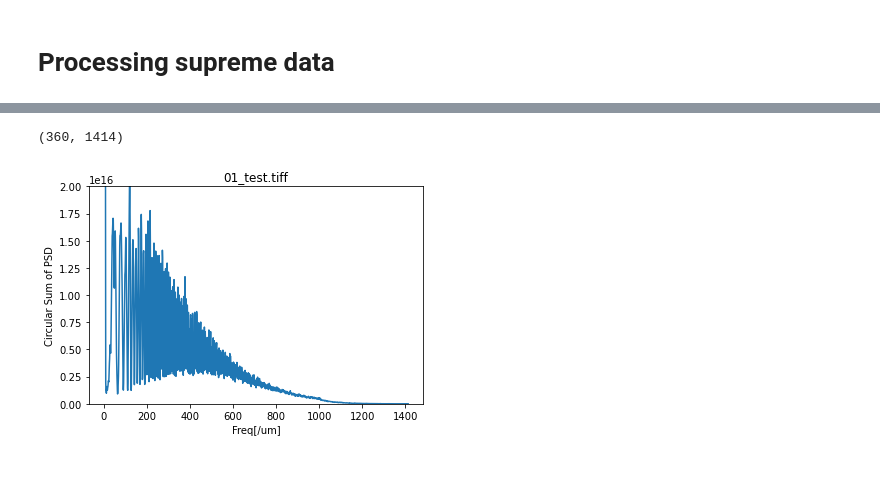
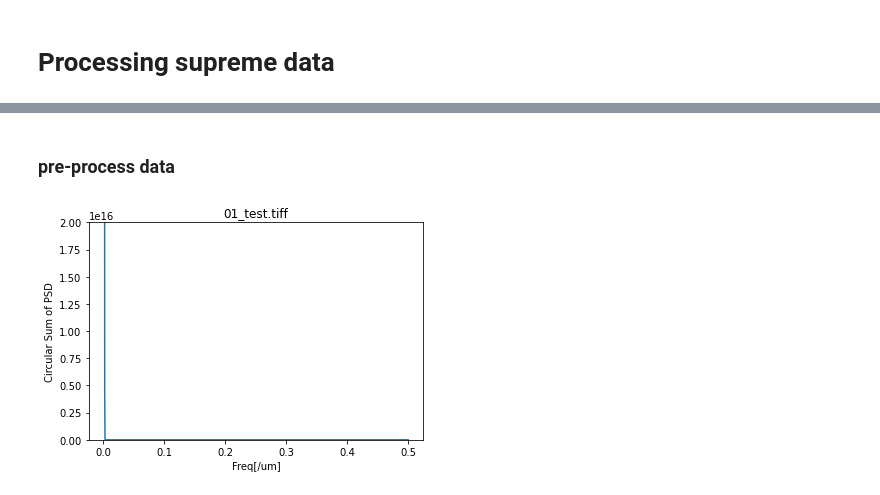
Before and after one commit to mmorst/Supreme, a Jupyter notebook: 03_process_data.ipynb, the cells around one changed output, grey strips where cells are left out. Cells and saved outputs as stored; diff of their text form; code cells hidden in the pictures.

```diff
--- a/03_process_data.ipynb
+++ b/03_process_data.ipynb
@@ -36,4 +29,2 @@ f_cpm = sp.fs(x_m)
-# %%
-np.shape(warp_polar(np.abs(IMG)**2))
-# %% [output]
-(360, 1414)
+# %% [markdown]
+### pre-process data
@@ -40,11 +37,16 @@ np.shape(warp_polar(np.abs(IMG)**2))
 # %%
-CIRCSUM = np.sum(warp_polar(np.abs(IMG)**2), 0)
-#plt.plot(f_cpm[501:]*1e-6,CIRCSUM[0:500])
-plt.plot(CIRCSUM)
+CIRCSUM = sp.azimuthal_avg(np.abs(IMG)**2)
+
+# positive frequencies
+Np = int(np.floor((len(IMG)+1)/2))
+fp_cpm = f_cpm[Np:]
+
+plt.cla()
+plt.plot(fp_cpm*1e-6,CIRCSUM[0:(Np-1)])
 plt.title(filename)
 plt.xlabel('Freq[/um]')
 plt.ylabel('Circular Sum of PSD')
 plt.ylim((0,20000e12))
 plt.show()
 # %% [output]
-[figure, old version]
+[figure, new version]
```
Also changed, not shown: parts of 12 cells of this notebook, 4 other files.
